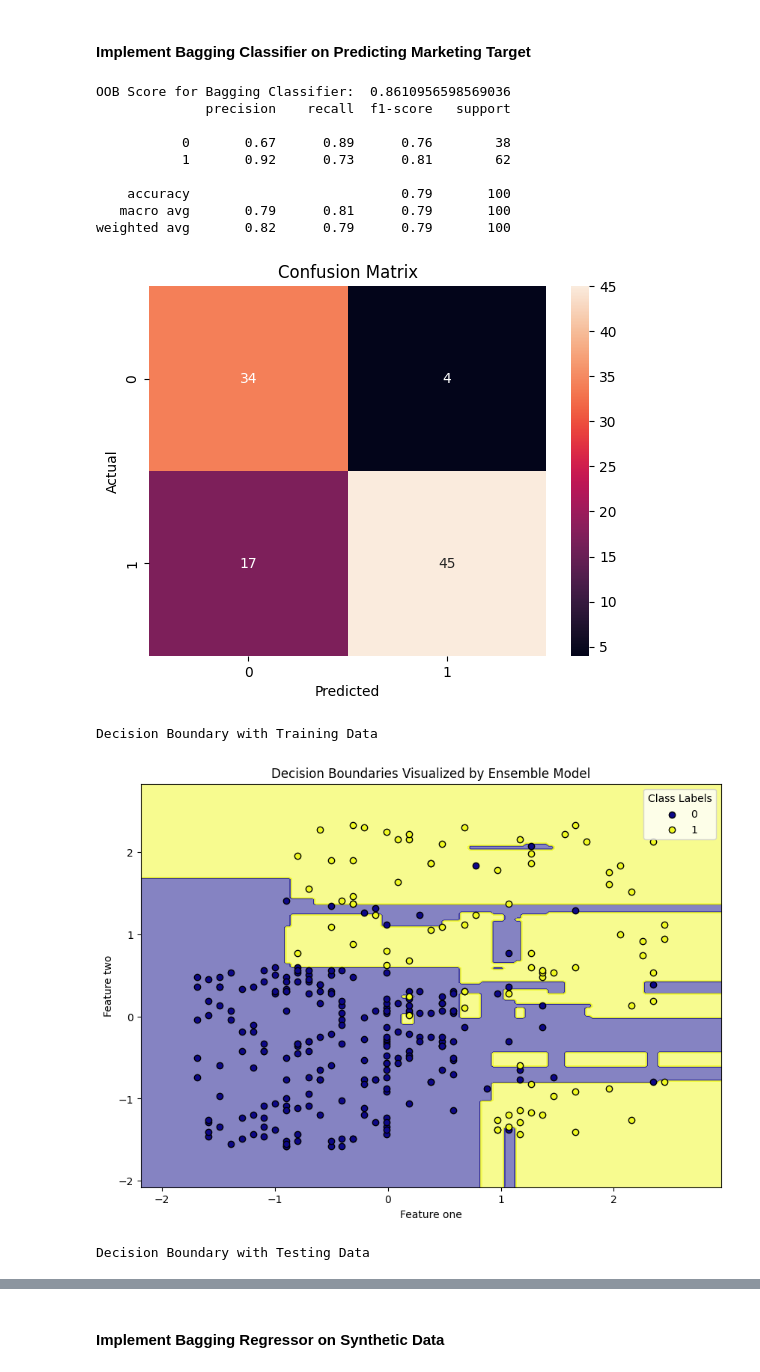
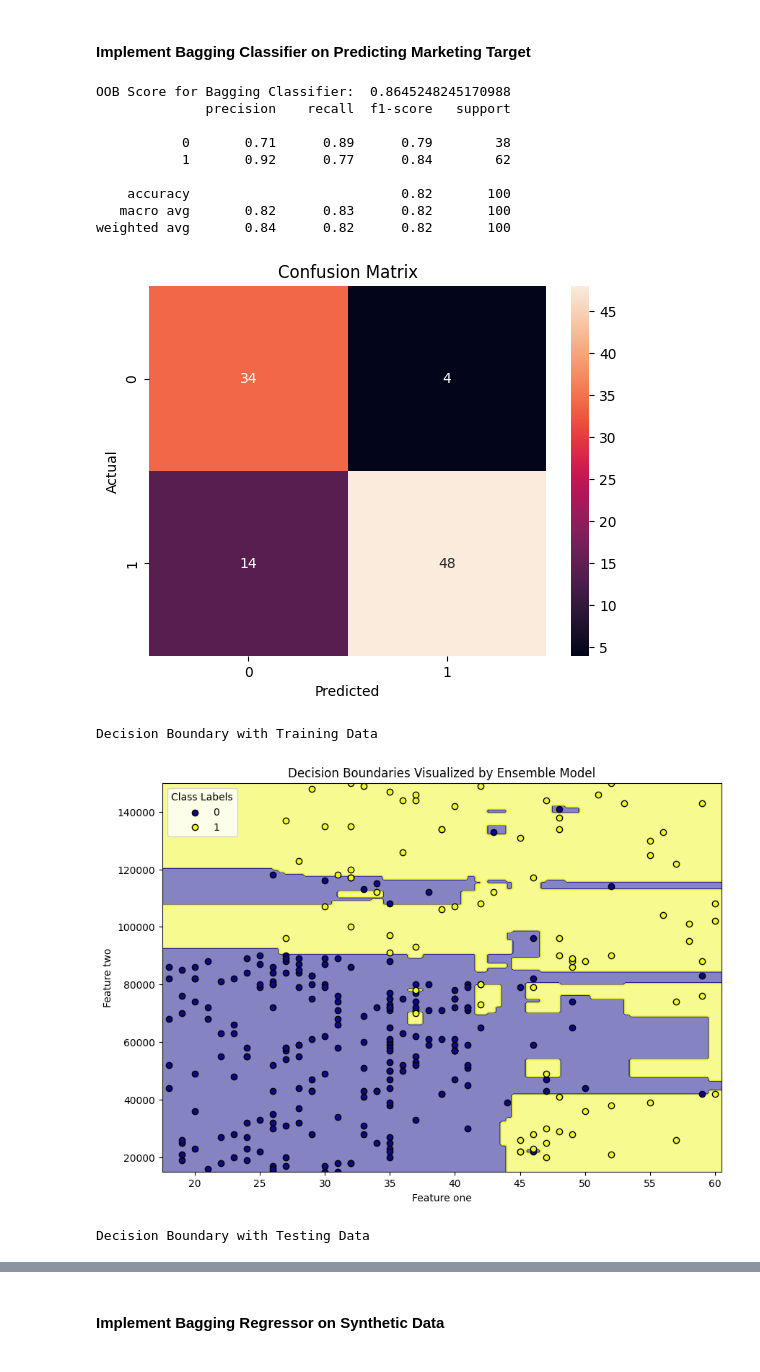
Before and after one commit to XingshengXu/Machine-Learning-Projects, a Jupyter notebook: Ensemble Learning/Bagging_Ensembles_demo.ipynb, the cells around one changed output, grey strips where cells are left out. Cells and saved outputs as stored; diff of their text form; code cells hidden in the pictures.

```diff
--- a/Ensemble Learning/Bagging_Ensembles_demo.ipynb
+++ b/Ensemble Learning/Bagging_Ensembles_demo.ipynb
@@ -76,42 +76,36 @@ train_Y = market_data.iloc[0:300:, -1].values
 # Test Set
 test_X = market_data.iloc[300:, 0:-1].values
 test_Y = market_data.iloc[300:, -1].values
-
-# Standardize the Features for Both Training Set and Test Set
-scaler = StandardScaler()
-
-train_X = scaler.fit_transform(train_X)
-test_X = scaler.transform(test_X)
 # %%
 # Create base classifier
 tree = ClassificationTree()
 
 # Create ensemble model
-bec = BaggingClassifier(base_model=tree, model_type='classifier', model_number=10)
+bec = BaggingClassifier(base_model=tree, model_type='classifier', model_number=20)
 bec.fit(train_X, train_Y)
 print("OOB Score for Bagging Classifier: ", bec.oob_score)
 
 # Performance Test
 pred_y = bec.predict_class(test_X)
 evaluate_model(test_Y, pred_y, 'classification')
 
 # Plot decision boundaries and class labels
 print('Decision Boundary with Training Data')
 create_contour_plot(bec, train_X, train_Y, resolution=200)
 
 print('Decision Boundary with Testing Data')
 create_contour_plot(bec, test_X, test_Y, resolution=200)
 # %% [output]
-OOB Score for Bagging Classifier:  0.8610956598569036
+OOB Score for Bagging Classifier:  0.8645248245170988
               precision    recall  f1-score   support
 
-           0       0.67      0.89      0.76        38
-           1       0.92      0.73      0.81        62
+           0       0.71      0.89      0.79        38
+           1       0.92      0.77      0.84        62
 
-    accuracy                           0.79       100
-   macro avg       0.79      0.81      0.79       100
-weighted avg       0.82      0.79      0.79       100
+    accuracy                           0.82       100
+   macro avg       0.82      0.83      0.82       100
+weighted avg       0.84      0.82      0.82       100
-[figure, old version]
+[figure, new version]
 Decision Boundary with Training Data
-[figure, old version]
+[figure, new version]
 Decision Boundary with Testing Data
```
Also changed, not shown: parts of 2 cells of this notebook, 5 other files.
